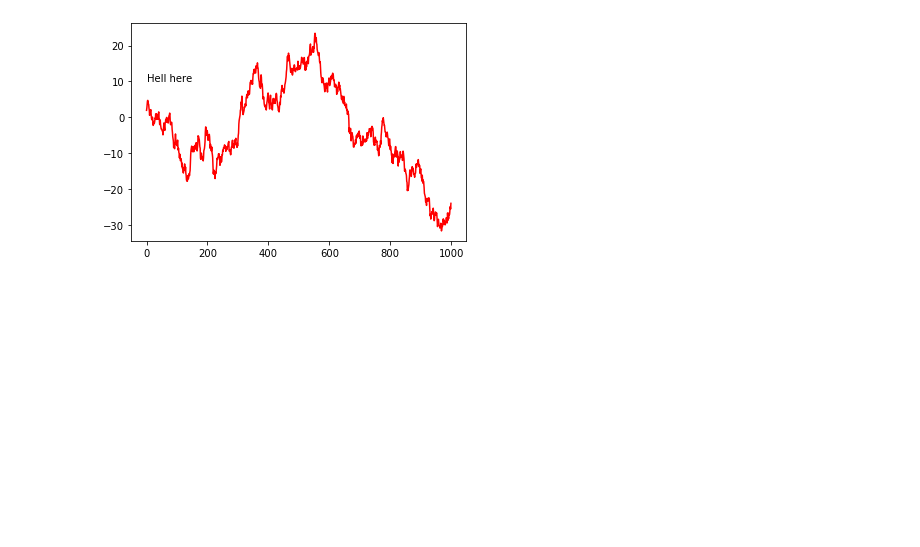
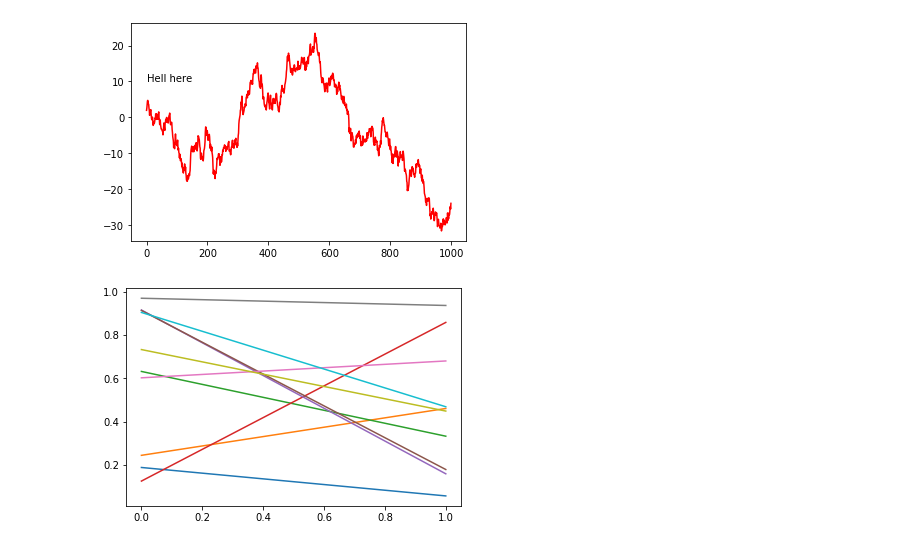
Before and after one commit to DoctorDatah/Python4DataScience, a Jupyter notebook: python-4-data-analysis-book-practice-code/Chapter-9-plotting-and-visualization.ipynb, the cells around one changed output. Drawn from its saved outputs; the diff is of its cells as text; code cells hidden in the pictures; blank space fills up the shorter version.

```diff
--- a/python-4-data-analysis-book-practice-code/Chapter-9-plotting-and-visualization.ipynb
+++ b/python-4-data-analysis-book-practice-code/Chapter-9-plotting-and-visualization.ipynb
@@ -98,0 +104,4 @@ TypeError: arrow() missing 2 required positional arguments: 'dx' and 'dy'
+# %%
+_ = plt.plot(np.random.rand(2,10))
+# %% [output]
+[figure, added]
```
Also changed, not shown: parts of 9 cells of this notebook, 2 other files.
